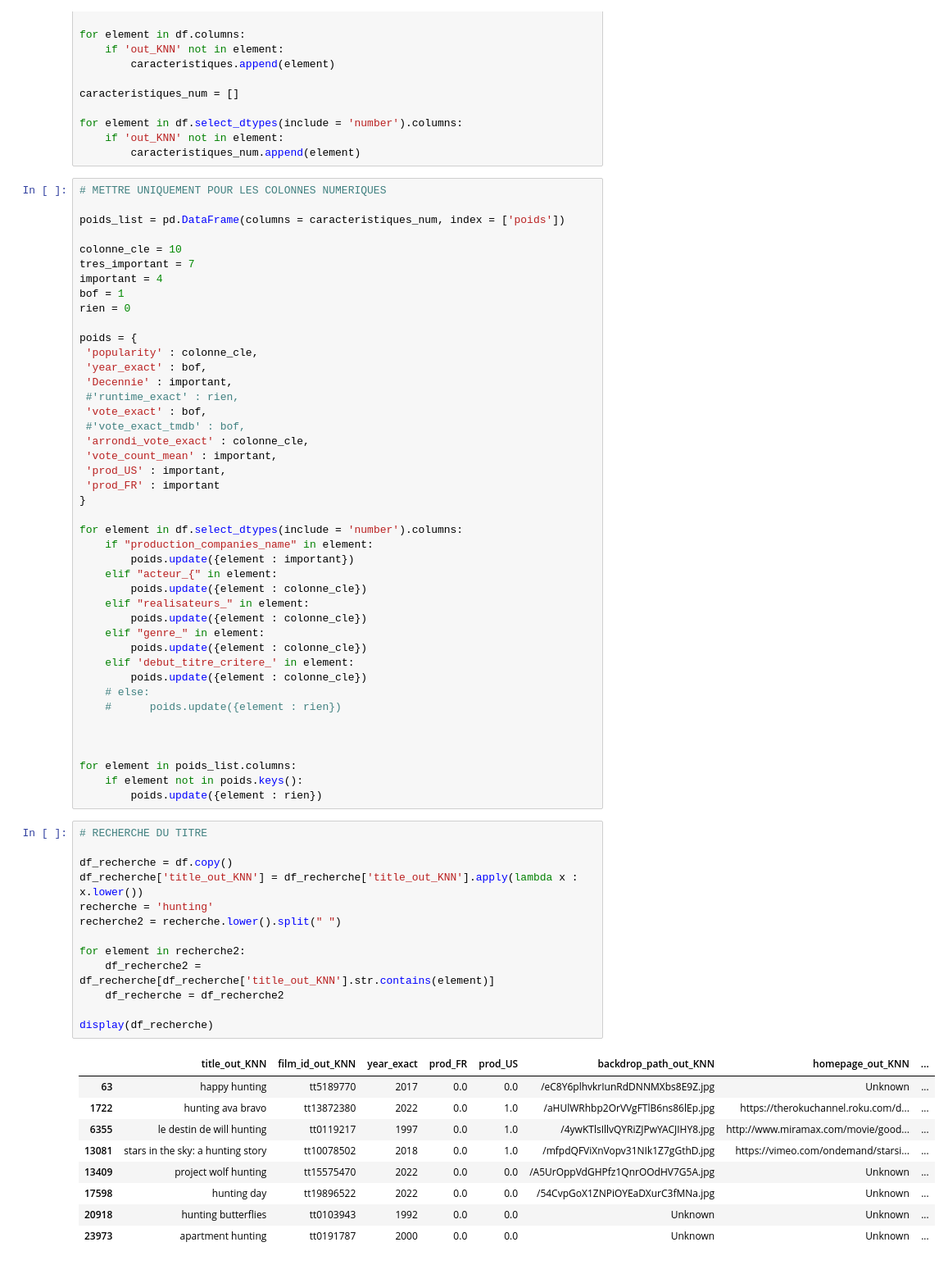
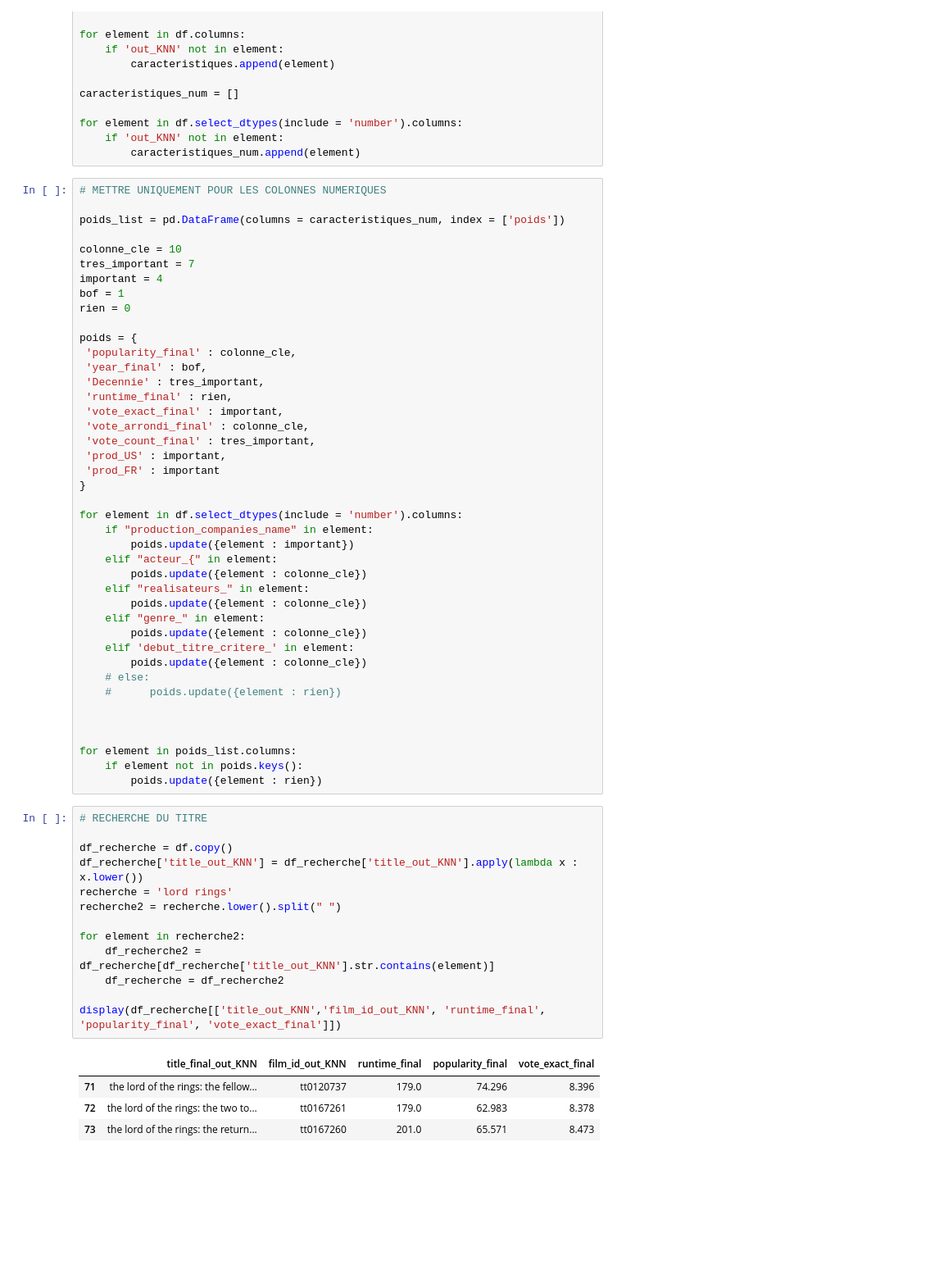
Before and after one commit to KilianCadiou/The-Rock-mendation, a Jupyter notebook: KNN.ipynb, the cells around one changed output. Shown at 82% size. Drawn from its saved outputs; the diff is of its cells as text; blank space fills up the shorter version.

```diff
--- a/KNN.ipynb
+++ b/KNN.ipynb
@@ -415,14 +179,13 @@ bof = 1
 rien = 0
 
 poids = {
- 'popularity' : colonne_cle,
- 'year_exact' : bof,
- 'Decennie' : important,
- #'runtime_exact' : rien,
- 'vote_exact' : bof,
- #'vote_exact_tmdb' : bof,
- 'arrondi_vote_exact' : colonne_cle,
- 'vote_count_mean' : important,
+ 'popularity_final' : colonne_cle,
+ 'year_final' : bof,
+ 'Decennie' : tres_important,
+ 'runtime_final' : rien,
+ 'vote_exact_final' : important,
+ 'vote_arrondi_final' : colonne_cle,
+ 'vote_count_final' : tres_important,
  'prod_US' : important,
  'prod_FR' : important
 }
@@ -449,23 +212,18 @@ for element in poids_list.columns:
 # %%
 # RECHERCHE DU TITRE
 
 df_recherche = df.copy()
 df_recherche['title_out_KNN'] = df_recherche['title_out_KNN'].apply(lambda x : x.lower())
-recherche = 'hunting'
+recherche = 'lord rings'
 recherche2 = recherche.lower().split(" ")
 
 for element in recherche2:
     df_recherche2 = df_recherche[df_recherche['title_out_KNN'].str.contains(element)]
     df_recherche = df_recherche2
 
-display(df_recherche)
+display(df_recherche[['title_out_KNN','film_id_out_KNN', 'runtime_final', 'popularity_final', 'vote_exact_final']])
 # %% [output]
-|  | title_out_KNN | film_id_out_KNN | year_exact | prod_FR | prod_US | backdrop_path_out_KNN | homepage_out_KNN | ... |
-| 63 | happy hunting | tt5189770 | 2017 | 0.0 | 0.0 | /eC8Y6plhvkrIunRdDNNMXbs8E9Z.jpg | Unknown | ... |
-| 1722 | hunting ava bravo | tt13872380 | 2022 | 0.0 | 1.0 | /aHUlWRhbp2OrVVgFTlB6ns86lEp.jpg | https://therokuchannel.roku.com/d... | ... |
-| 6355 | le destin de will hunting | tt0119217 | 1997 | 0.0 | 1.0 | /4ywKTlsIllvQYRiZJPwYACJIHY8.jpg | http://www.miramax.com/movie/good... | ... |
-| 13081 | stars in the sky: a hunting story | tt10078502 | 2018 | 0.0 | 1.0 | /mfpdQFViXnVopv31NIk1Z7gGthD.jpg | https://vimeo.com/ondemand/starsi... | ... |
-| 13409 | project wolf hunting | tt15575470 | 2022 | 0.0 | 0.0 | /A5UrOppVdGHPfz1QnrOOdHV7G5A.jpg | Unknown | ... |
-| 17598 | hunting day | tt19896522 | 2022 | 0.0 | 0.0 | /54CvpGoX1ZNPiOYEaDXurC3fMNa.jpg | Unknown | ... |
-| 20918 | hunting butterflies | tt0103943 | 1992 | 0.0 | 0.0 | Unknown | Unknown | ... |
-| 23973 | apartment hunting | tt0191787 | 2000 | 0.0 | 0.0 | Unknown | Unknown | ... |
+|  | title_final_out_KNN | film_id_out_KNN | runtime_final | popularity_final | vote_exact_final |
+| 71 | the lord of the rings: the fellow... | tt0120737 | 179.0 | 74.296 | 8.396 |
+| 72 | the lord of the rings: the two to... | tt0167261 | 179.0 | 62.983 | 8.378 |
+| 73 | the lord of the rings: the return... | tt0167260 | 201.0 | 65.571 | 8.473 |
```
Also changed, not shown: parts of 8 cells of this notebook, 1 other file.
